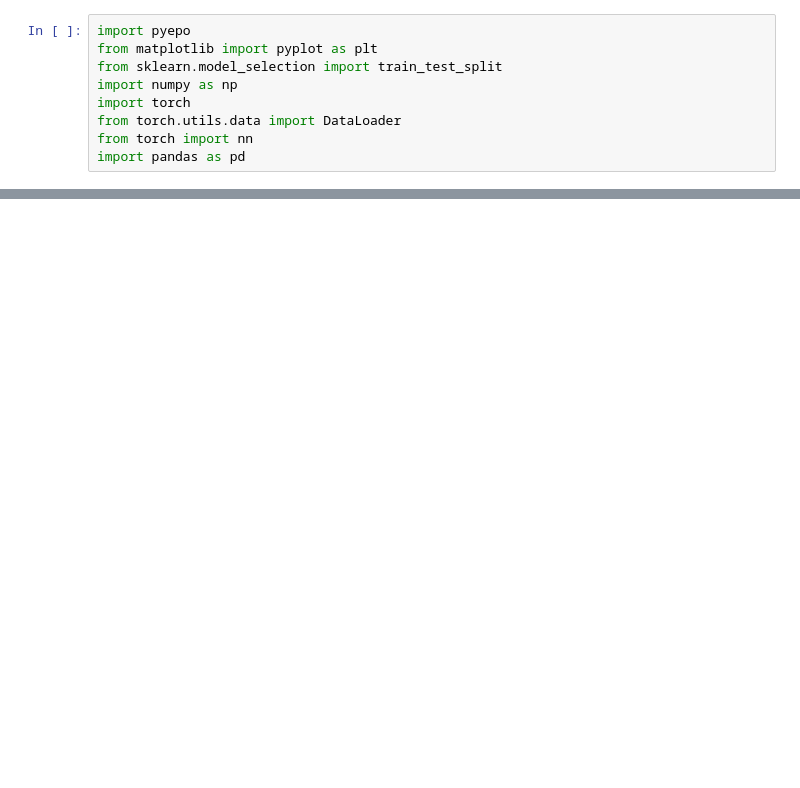
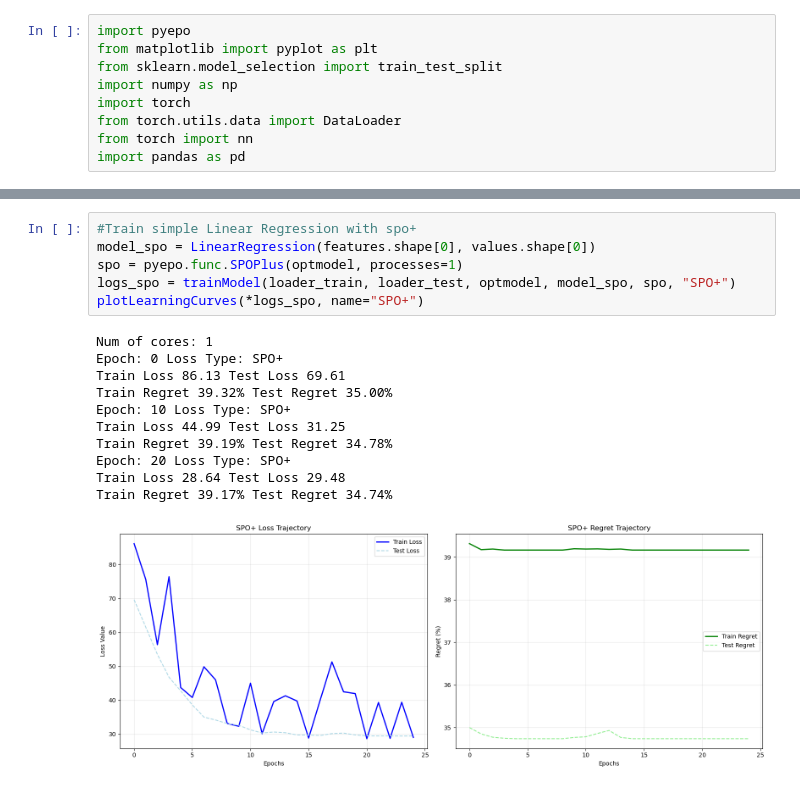
Before and after one commit to saloper/decision-focused-bike-rebalancing, a Jupyter notebook: Knapsack Problems/SPO/knapsack_spo_explore.ipynb, the cells around one changed output, grey strips where cells are left out. Drawn from its saved outputs; the diff is of its cells as text; blank space fills up the shorter version.

```diff
--- a/Knapsack Problems/SPO/knapsack_spo_explore.ipynb
+++ b/Knapsack Problems/SPO/knapsack_spo_explore.ipynb
@@ -22,0 +198,18 @@ def plot2D(x, y, xlbl, ylbl, title=None, regression=None):
+# %%
+#Train simple Linear Regression with spo+
+model_spo = LinearRegression(features.shape[0], values.shape[0])
+spo = pyepo.func.SPOPlus(optmodel, processes=1)
+logs_spo = trainModel(loader_train, loader_test, optmodel, model_spo, spo, "SPO+")
+plotLearningCurves(*logs_spo, name="SPO+")
+# %% [output]
+Num of cores: 1
+Epoch: 0 Loss Type: SPO+
+Train Loss 86.13 Test Loss 69.61
+Train Regret 39.32% Test Regret 35.00%
+Epoch: 10 Loss Type: SPO+
+Train Loss 44.99 Test Loss 31.25
+Train Regret 39.19% Test Regret 34.78%
+Epoch: 20 Loss Type: SPO+
+Train Loss 28.64 Test Loss 29.48
+Train Regret 39.17% Test Regret 34.74%
+[figure, added]
```
Also changed, not shown: parts of 22 cells of this notebook.
